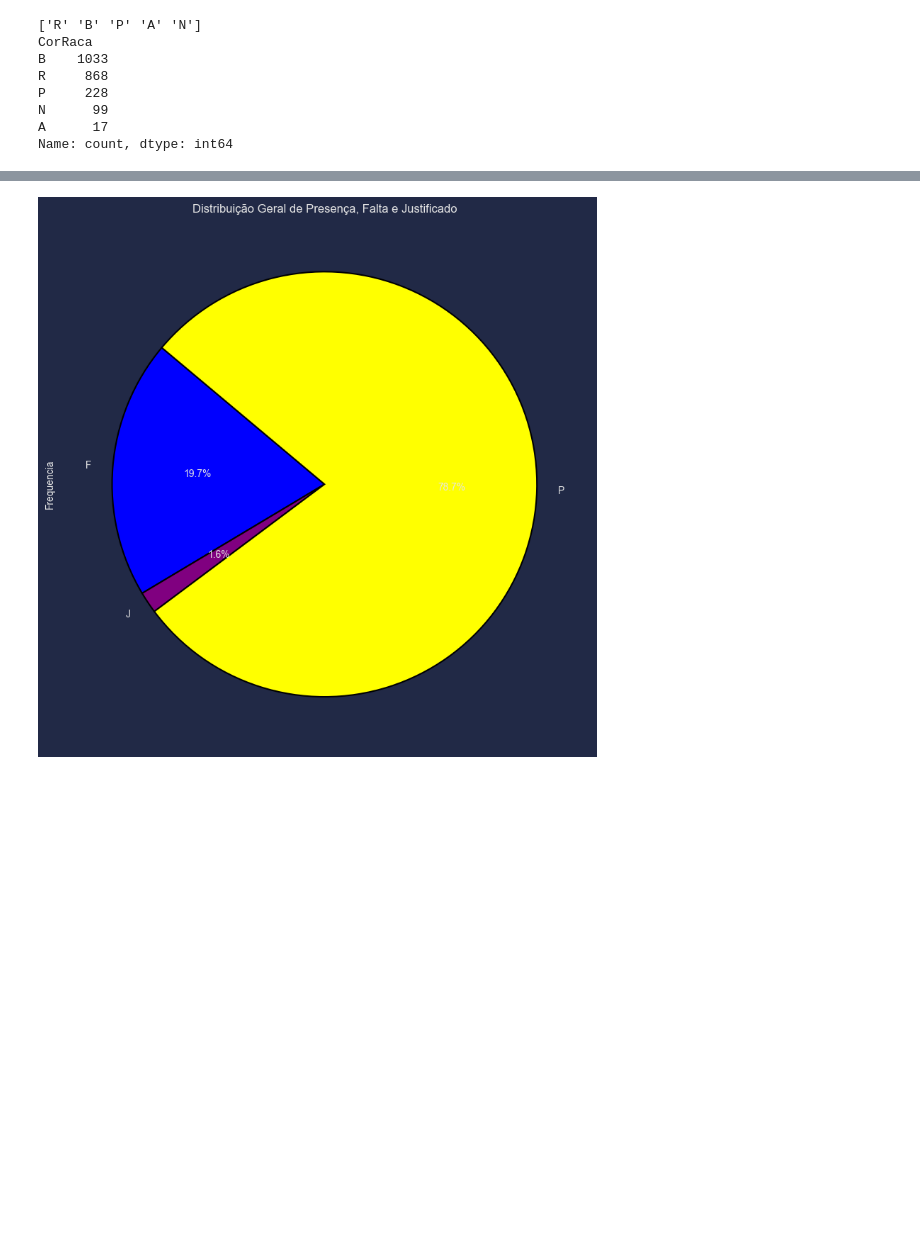
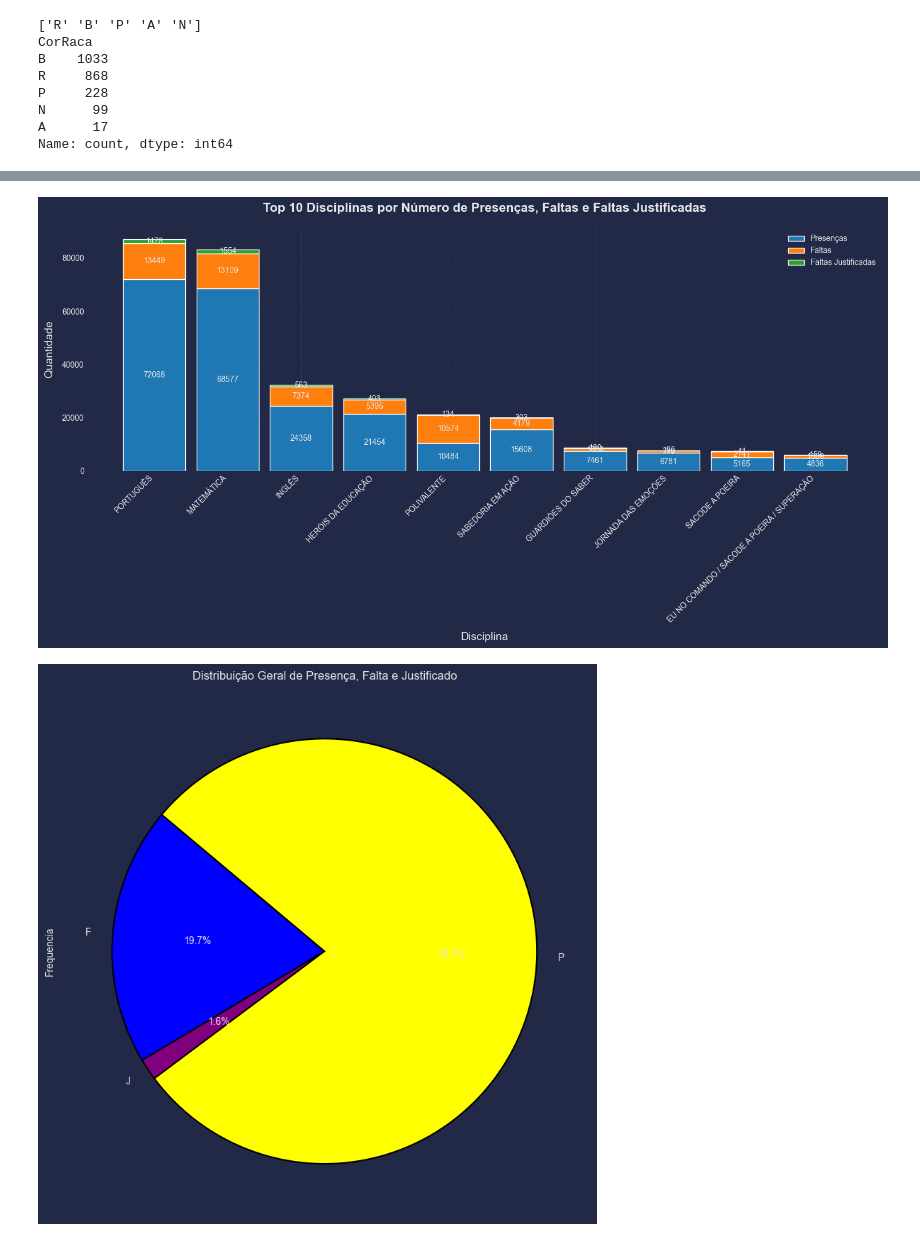
Before and after one commit to dekuni/Datathon_Fase5, a Jupyter notebook: Graficos.ipynb, the cells around one changed output, grey strips where cells are left out. Saved outputs shown, nothing was run; the diff lists cells and outputs as text; code cells hidden in the pictures; blank space fills up the shorter version.

```diff
--- a/Graficos.ipynb
+++ b/Graficos.ipynb
@@ -256,0 +221,76 @@ plt.show()
+# %%
+frequencia = pd.read_csv("frequencia_por_disciplina.csv")
+
+# Agrupar por disciplina e calcular contagens absolutas
+disciplinas_df = frequencia.groupby('NomeDisciplina')['StPresencaFalta'].value_counts().unstack(fill_value=0)
+
+# Garantir que todas as colunas existam
+disciplinas_df = disciplinas_df.reindex(columns=['P', 'F', 'J'], fill_value=0)
+
+# Calcular total de registros por disciplina
+disciplinas_df['Total'] = disciplinas_df[['P', 'F', 'J']].sum(axis=1)
+
+# Selecionar as 10 disciplinas com maior número total de registros
+top10 = disciplinas_df.nlargest(10, 'Total')
+
+# Criar o gráfico
+plt.style.use("cyberpunk")
+fig, ax = plt.subplots(figsize=(15, 8))
+
+# Preparar dados para o gráfico
+disciplinas = top10.index
+x = np.arange(len(disciplinas))
+width = 0.85
+
+# Criar barras empilhadas com valores absolutos
+p1 = ax.bar(x, top10['P'], width, label='Presenças', color='#1f77b4')
+p2 = ax.bar(x, top10['F'], width, bottom=top10['P'],
+            label='Faltas', color='#ff7f0e')
+p3 = ax.bar(x, top10['J'], width,
+            bottom=top10['P'] + top10['F'],
+            label='Faltas Justificadas', color='#2ca02c')
+
+# Adicionar rótulos com os valores absolutos
+def add_labels(bars, values, bottom=None):
+    for i, bar in enumerate(bars):
+        height = values.iloc[i]
+        if height > 0:  # Só mostrar rótulo se o valor for maior que 0
+            y = height/2 if bottom is None else bottom.iloc[i] + height/2
+            ax.text(bar.get_x() + bar.get_width()/2, y,
+                   f'{int(height)}', ha='center', va='center', fontsize=10)
+
+# Adicionar os rótulos para cada tipo
+add_labels(p1, top10['P'])
+add_labels(p2, top10['F'], top10['P'])
+add_labels(p3, top10['J'], top10['P'] + top10['F'])
+
+# Configurar o gráfico
+ax.set_title('Top 10 Disciplinas por Número de Presenças, Faltas e Faltas Justificadas',
+             fontsize=16, fontweight='bold', pad=20)
+ax.set_xlabel('Disciplina', fontsize=14, labelpad=10)
+ax.set_ylabel('Quantidade', fontsize=14, labelpad=10)
+
+# Configurar eixo x
+ax.set_xticks(x)
+ax.set_xticklabels(disciplinas, rotation=45, ha='right')
+
+# Adicionar legenda
+ax.legend()
+
+# Adicionar grid
+ax.grid(axis='y', linestyle='--', alpha=0.7)
+
+# Imprimir os valores para verificação
+for disciplina in top10.index:
+    print(f"\nValores para {disciplina}:")
+    print(f"Presenças: {int(top10.loc[disciplina, 'P'])}")
+    print(f"Faltas: {int(top10.loc[disciplina, 'F'])}")
+    print(f"Faltas Justificadas: {int(top10.loc[disciplina, 'J'])}")
+    print(f"Total: {int(top10.loc[disciplina, 'Total'])}")
+
+# Aplicar efeito cyberpunk
+mplcyberpunk.add_glow_effects()
+
+plt.tight_layout()
+plt.show()
+# %% [output]
@@ -257,3 +314,4 @@ plt.show()
+[figure, added]
 # %%
 DiarioAluno = pd.read_csv('TbDiarioAluno.csv')
 Diario = pd.read_csv('TbDiario.csv')
```
Also changed, not shown: parts of 2 cells of this notebook.
